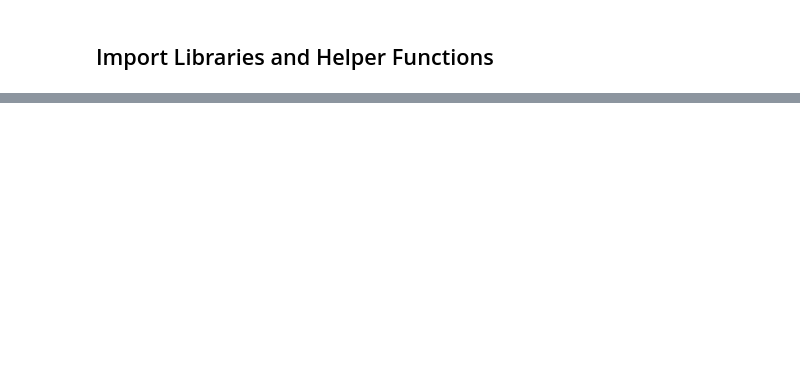
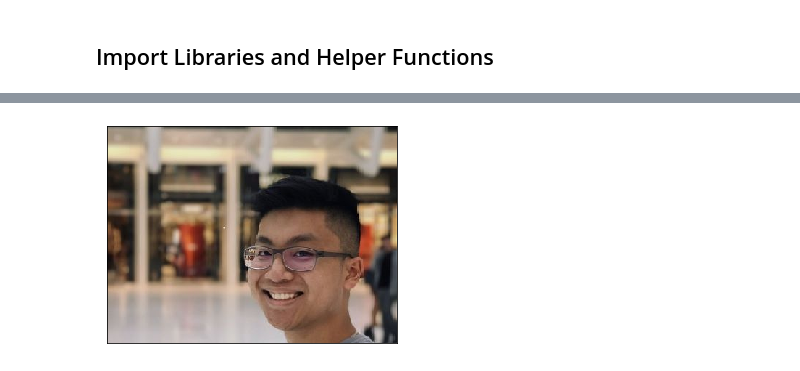
Before and after one commit to daanishrasheed/NeuralTransfer, a Jupyter notebook: NST.ipynb, the cells around one changed output, grey strips where cells are left out. Cells and saved outputs as stored; diff of their text form; code cells hidden in the pictures; blank space fills up the shorter version.

```diff
--- a/NST.ipynb
+++ b/NST.ipynb
@@ -42,0 +77,4 @@ import matplotlib.pyplot as plt
+# %%
+display_image(load_and_process_image('stanley.jpg'))
+# %% [output]
+[figure, added]
```
Also changed, not shown: parts of 5 cells of this notebook, 2 other files.
